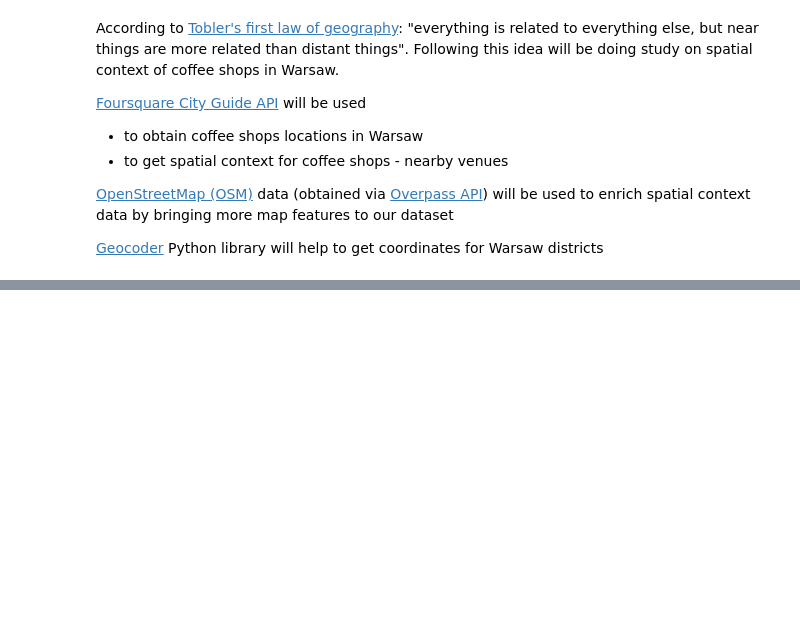
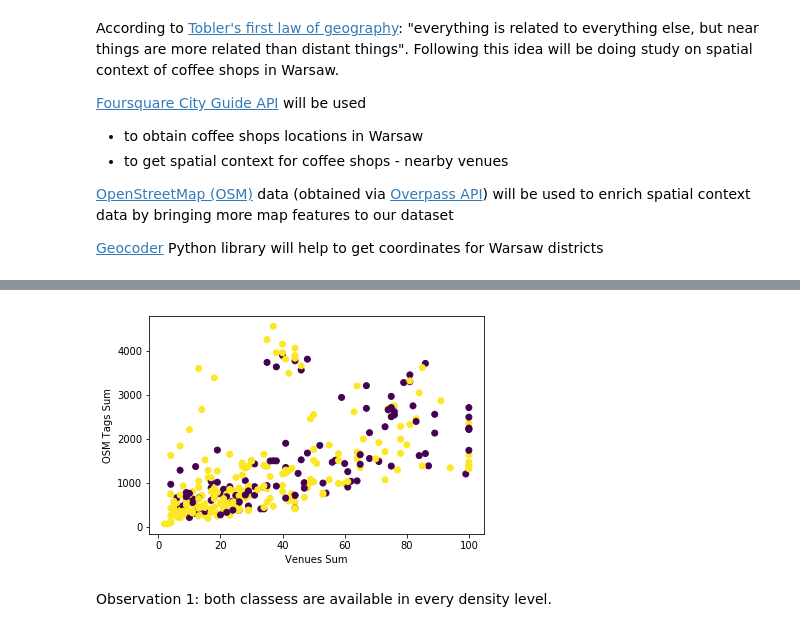
Before and after one commit to maxgaf/ds-studies, a Jupyter notebook: The_Battle_of_Coffee_Shops.ipynb, the cells around one changed output, grey strips where cells are left out. Cells and saved outputs as stored; diff of their text form; code cells hidden in the pictures; blank space fills up the shorter version.

```diff
--- a/The_Battle_of_Coffee_Shops.ipynb
+++ b/The_Battle_of_Coffee_Shops.ipynb
@@ -42,0 +484,3 @@ Following this idea will be doing study on spatial context of coffee shops in Wa
+# %%
+coffee_shops_class = coffee_shops.copy()
+coffee_shops_class.insert(0, 'Manual Labels', cs_classes)
@@ -42,0 +519,2 @@ Following this idea will be doing study on spatial context of coffee shops in Wa
+# %%
+coffee_shops_class = pd.merge(coffee_shops_class, venues[['Coffee Shop ID', 'Venue']].groupby(['Coffee Shop ID']).count(), on='Coffee Shop ID')
@@ -42,0 +525,2 @@ Following this idea will be doing study on spatial context of coffee shops in Wa
+# %%
+coffee_shops_class = pd.merge(coffee_shops_class, osm_tags_clean[['Coffee Shop ID', 'KV']].groupby(['Coffee Shop ID']).count(), on='Coffee Shop ID')
@@ -42,0 +531,2 @@ Following this idea will be doing study on spatial context of coffee shops in Wa
+# %%
+coffee_shops_class.rename(columns={'Venue': 'Venues Sum', 'KV': 'OSM Tags Sum'}, inplace=True)
@@ -42,0 +542,11 @@ Following this idea will be doing study on spatial context of coffee shops in Wa
+# %%
+plt.scatter(x=coffee_shops_class['Venues Sum'], y=coffee_shops_class['OSM Tags Sum'],
+            c=(coffee_shops_class['Manual Labels'].to_numpy()+3)/10)
+plt.xlabel('Venues Sum', fontsize=10)
+plt.ylabel('OSM Tags Sum', fontsize=10)
+
+plt.show()
+# %% [output]
+[figure, added]
+# %% [markdown]
+Observation 1: both classess are available in every density level.
```
Also changed, not shown: parts of 209 cells of this notebook.
